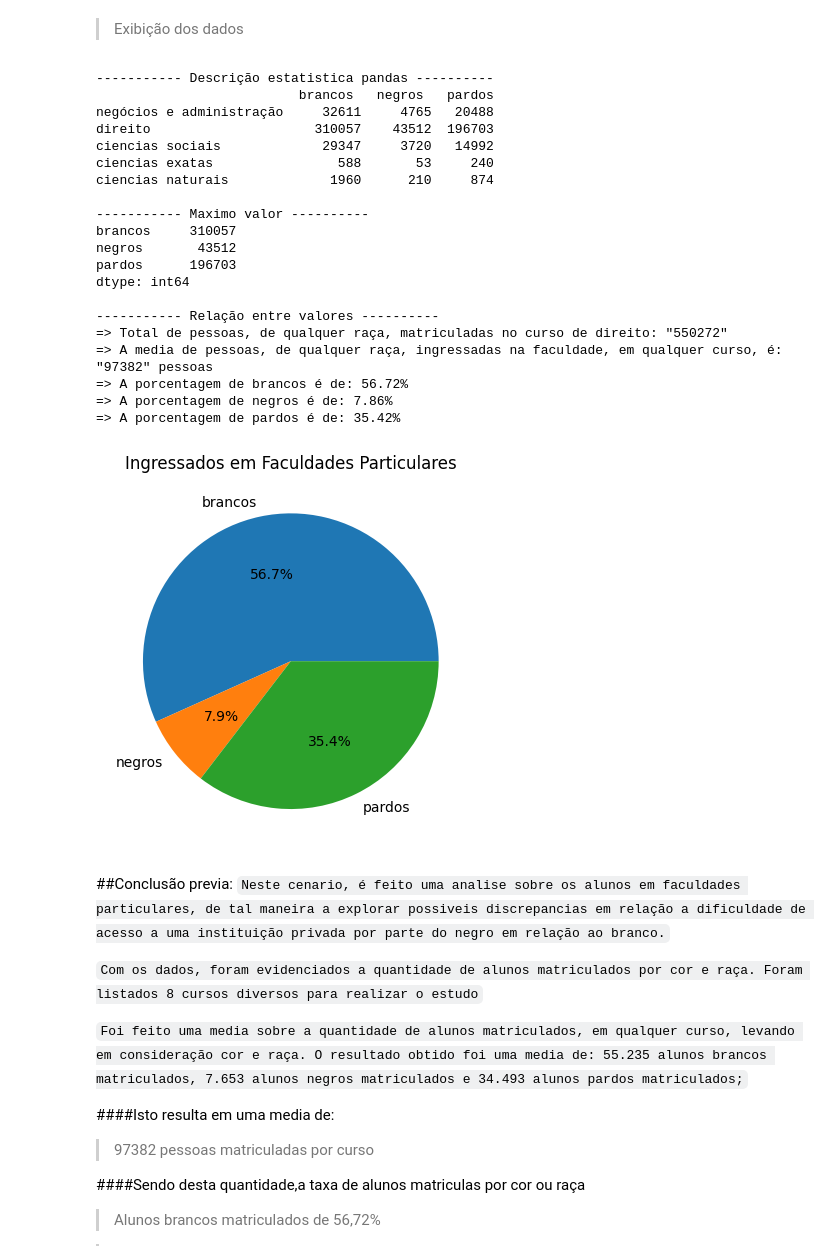
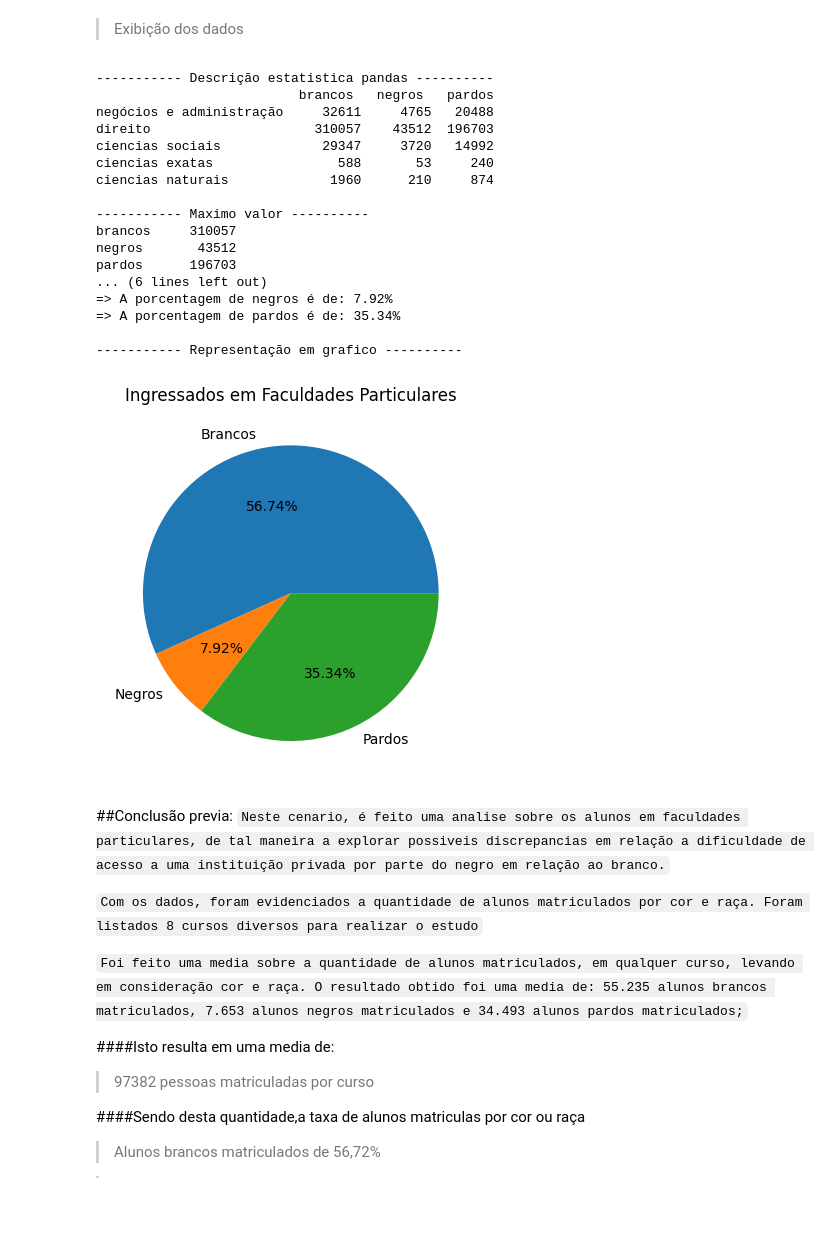
Before and after one commit to rootProject1/Main-Project, a Jupyter notebook: Taxa_de_Desemprego_Por_Cor_ou_Raca.ipynb, the cells around one changed output. Cells and saved outputs as stored; diff of their text form; code cells hidden in the pictures; blank space fills up the shorter version.

```diff
--- a/Taxa_de_Desemprego_Por_Cor_ou_Raca.ipynb
+++ b/Taxa_de_Desemprego_Por_Cor_ou_Raca.ipynb
@@ -336,47 +334,45 @@ porcentagem_pardos = (df_faculdades_particulares['pardos'].mean() / media_total)
 # %%
 print('\n----------- Descrição estatistica pandas ----------')
 print(df_faculdades_particulares.head())
 
 
 print('\n----------- Maximo valor ----------')
 print(df_faculdades_particulares.max())
 
 print('\n----------- Relação entre valores ----------')
 print(f'=> Total de pessoas, de qualquer raça, matriculadas no curso de direito: "{round(total_alunos_direito)}"')
 print(f'=> A media de pessoas, de qualquer raça, ingressadas na faculdade, em qualquer curso, é: "{round(media_total)}" pessoas')
 print(f'=> A porcentagem de brancos é de: {round(porcentagem_brancos,2)}%')
 print(f'=> A porcentagem de negros é de: {round(porcentagem_negros,2)}%')
-print(f'=> A porcentagem de pardos é de: {round(porcentagem_pardos,2)}%')
+print(f'=> A porcentagem de pardos é de: {round(porcentagem_pardos,2)}%\n')
+
+racas = ["Brancos", "Negros", "Pardos"]
+porcent = [porcentagem_brancos, porcentagem_negros, porcentagem_pardos]
+
+plt.pie(porcent, labels=racas, autopct='%1.2f%%')
+plt.title('Ingressados em Faculdades Particulares')
+
+print('----------- Representação em grafico ----------\n')
+plt.show()
 # %% [output]
 ----------- Descrição estatistica pandas ----------
                           brancos   negros   pardos
 negócios e administração     32611     4765   20488
 direito                     310057    43512  196703
 ciencias sociais             29347     3720   14992
 ciencias exatas                588       53     240
 ciencias naturais             1960      210     874
 
 ----------- Maximo valor ----------
 brancos     310057
 negros       43512
 pardos      196703
-dtype: int64
+... (6 lines left out)
+=> A porcentagem de negros é de: 7.92%
+=> A porcentagem de pardos é de: 35.34%
 
------------ Relação entre valores ----------
-=> Total de pessoas, de qualquer raça, matriculadas no curso de direito: "550272"
-=> A media de pessoas, de qualquer raça, ingressadas na faculdade, em qualquer curso, é: "97382" pessoas
-=> A porcentagem de brancos é de: 56.72%
-=> A porcentagem de negros é de: 7.86%
-=> A porcentagem de pardos é de: 35.42%
+----------- Representação em grafico ----------
+[figure, added]
-# %%
-racas = ["brancos", "negros", "pardos"]
-porcent = [56.72, 7.86, 35.42]
-
-plt.pie(porcent, labels=racas, autopct='%1.1f%%')
-plt.title('Ingressados em Faculdades Particulares')
-plt.show()
-# %% [output]
-[figure, removed]
 # %% [markdown]
 ##Conclusão previa:
 `Neste cenario, é feito uma analise sobre os alunos em faculdades particulares, de tal maneira a explorar possiveis discrepancias em relação a dificuldade de acesso a uma instituição privada por parte do negro em relação ao branco.`
```
Also changed, not shown: parts of 22 cells of this notebook.
